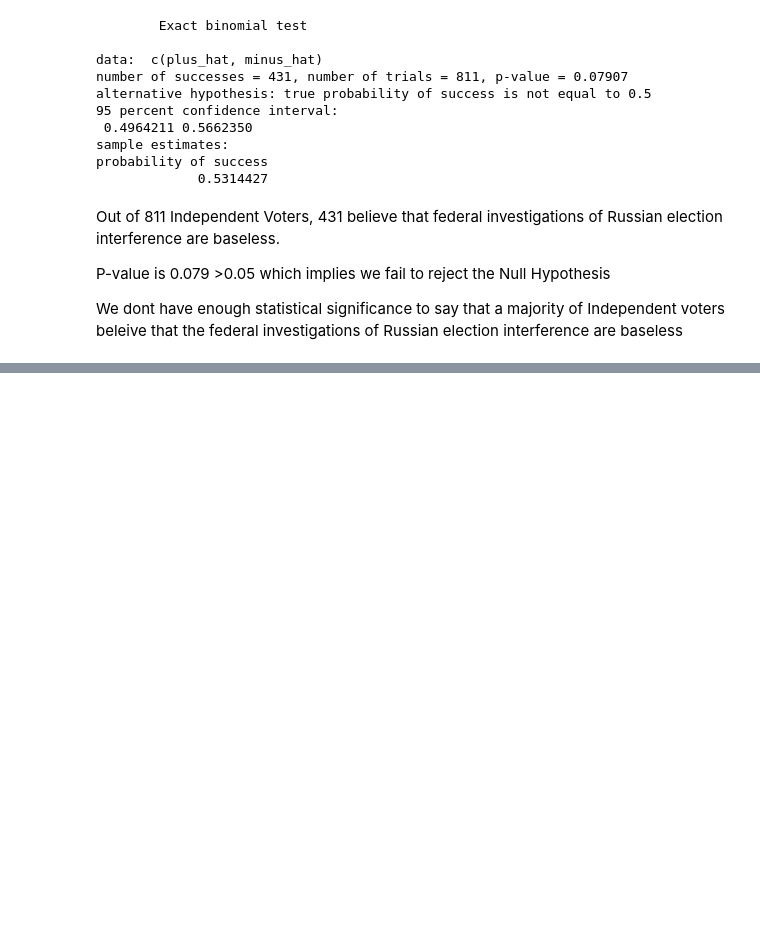
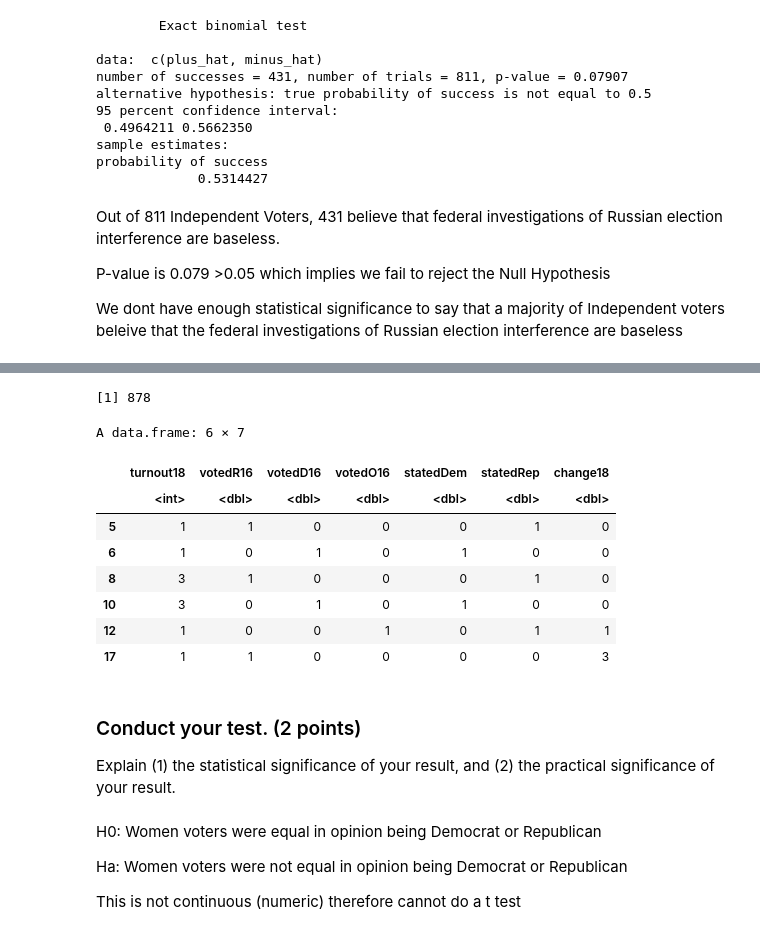
Before and after one commit to abhisha1991/w203_lab2, a Jupyter notebook: Lab2_w203_output.ipynb, the cells around one changed output, grey strips where cells are left out. Saved outputs shown, nothing was run; the diff lists cells and outputs as text; code cells hidden in the pictures; blank space fills up the shorter version.

```diff
--- a/Lab2_w203_output.ipynb
+++ b/Lab2_w203_output.ipynb
@@ -770,0 +1104,64 @@ the federal investigations of Russian election interference are baseless
+# %%
+#data = read.csv( "D:\\data\\anes\\anes_pilot_2018.csv")
+data = get_data()
+
+#Filtering out only honest women
+hf = data[data$gender == 2 & data$honest == 5,]
+# only consider those who voted for sure
+f18V = hf[hf$turnout18 < 4,]
+
+#Create new columns if they were democrat or republican in 2016 and 2018
+#Based on whom they voted in 2016 and their political view in 2018
+
+f18V = within(f18V, {
+  statedRep = ifelse((pid1d==2 | pid1r==2), 1, 0)
+  statedDem = ifelse((pid1d==1 | pid1r==1), 1, 0)
+  votedR16 = ifelse(turnout16==1 & vote16 ==1,1,0)
+  votedD16 = ifelse(turnout16==1 & vote16 ==2,1,0)
+  votedO16 = ifelse(turnout16 != 1 | vote16 > 2,1,0)
+})
+# determine the women who flipped their opinion or who were unchanged
+f18V = within(f18V, {
+  change18 =
+    #no change in affliliation
+    case_when((votedR16  == 1 & statedRep == 1) |(votedD16 == 1 & statedDem == 1) ~ 0,
+              # flipped to R or new R
+              (votedD16 == 1 & statedRep == 1) | (votedO16 == 1 & statedRep == 1) ~ 1,
+              # flipped to D or new D
+              (votedR16 == 1 & statedDem == 1) | (votedO16 == 1 & statedDem == 1) ~ 2,
+              #default
+              TRUE ~ 3)
+})
+f18Vpartial = f18V[,c( "turnout18", "votedR16", "votedD16","votedO16","statedDem", "statedRep", "change18")]
+# limit to just those who flipped to R or to D
+
+f18flippedDorR = f18Vpartial[f18Vpartial$change18 == 1 |f18Vpartial$change18 == 2, ]
+
+flippedToR = nrow(f18flippedDorR[f18flippedDorR$change18 == 1,])
+flippedToD = nrow(f18flippedDorR[f18flippedDorR$change18 == 2,])
+
+
+nrow(f18Vpartial)
+
+head(f18Vpartial)
+# %% [output]
+[1] 878
+A data.frame: 6 × 7
+|  | turnout18 | votedR16 | votedD16 | votedO16 | statedDem | statedRep | change18 |
+|  | <int> | <dbl> | <dbl> | <dbl> | <dbl> | <dbl> | <dbl> |
+| 5 | 1 | 1 | 0 | 0 | 0 | 1 | 0 |
+| 6 | 1 | 0 | 1 | 0 | 1 | 0 | 0 |
+| 8 | 3 | 1 | 0 | 0 | 0 | 1 | 0 |
+| 10 | 3 | 0 | 1 | 0 | 1 | 0 | 0 |
+| 12 | 1 | 0 | 0 | 1 | 0 | 1 | 1 |
+| 17 | 1 | 1 | 0 | 0 | 0 | 0 | 3 |
+# %% [markdown]
+### Conduct your test. (2 points)
+
+Explain (1) the statistical significance of your result, and (2) the practical significance of your result.
+# %% [markdown]
+H0: Women voters were equal in opinion being Democrat or Republican
+
+Ha: Women voters were not equal in opinion being Democrat or Republican
+
+This is not continuous (numeric) therefore cannot do a t test
```
Also changed, not shown: parts of 49 cells of this notebook, 1 other file.
